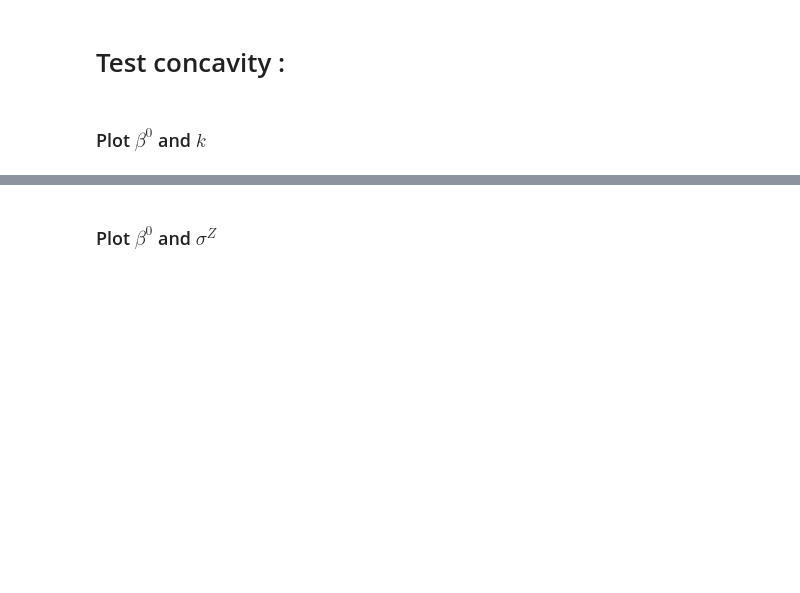
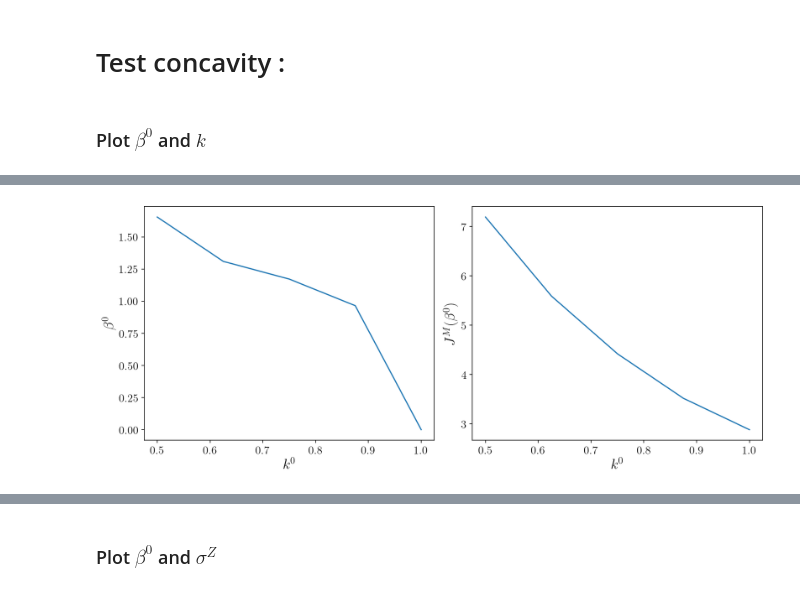
Before and after one commit to AdrienMathieu-eng/Nash-Equilibrium-, a Jupyter notebook: non_linear_BSDE_v2.ipynb, the cells around one changed output, grey strips where cells are left out. Cells and saved outputs as stored; diff of their text form; code cells hidden in the pictures; blank space fills up the shorter version.

```diff
--- a/non_linear_BSDE_v2.ipynb
+++ b/non_linear_BSDE_v2.ipynb
@@ -1735,0 +1658,45 @@ plt.show()
+# %%
+k_values = np.linspace(.5,1,5)     # 10 valeurs de k^0
+
+# Listes pour stocker les points optimaux
+beta_opt = []
+JM_opt = []
+
+for k in k_values:
+    JM_vals = [JM(beta0, k,sigma_Z_bar,sigma_alpha)[0] for beta0 in beta0_values]
+    idx_max = np.argmax(JM_vals)
+    beta_opt.append(beta0_values[idx_max])
+    JM_opt.append(JM_vals[idx_max])
+
+beta_opt = np.array(beta_opt)
+JM_opt = np.array(JM_opt)
+
+# --- Création de la courbe colorée ---
+points = np.array([beta_opt, JM_opt]).T.reshape(-1, 1, 2)
+segments = np.concatenate([points[:-1], points[1:]], axis=1)
+
+# colormap selon k^0
+norm = plt.Normalize(k_values.min(), k_values.max())
+lc = LineCollection(segments, cmap='viridis', norm=norm)
+lc.set_array(k_values)
+lc.set_linewidth(3)
+# %%
+plt.figure(figsize=(12, 5))
+
+# --- Plot 1 : beta* en fonction de k ---
+plt.subplot(1, 2, 1)
+plt.plot(k_values, beta_opt)
+plt.xlabel(r'$k^0$', fontsize=fsL)
+plt.ylabel(r'$\beta^{0}$', fontsize=fsL)
+
+# --- Plot 2 : JM(beta*) en fonction de k ---
+plt.subplot(1, 2, 2)
+plt.plot(k_values, JM_opt)
+plt.xlabel(r'$k^0$', fontsize=fsL)
+plt.ylabel(r'$J^M(\beta^{0})$', fontsize=fsL)
+
+plt.savefig("figures_Stackelberg/optimal_k_kappa_small.pdf", dpi=dpi)
+plt.tight_layout()
+plt.show()
+# %% [output]
+[figure, added]
```
Also changed, not shown: parts of 34 cells of this notebook.
